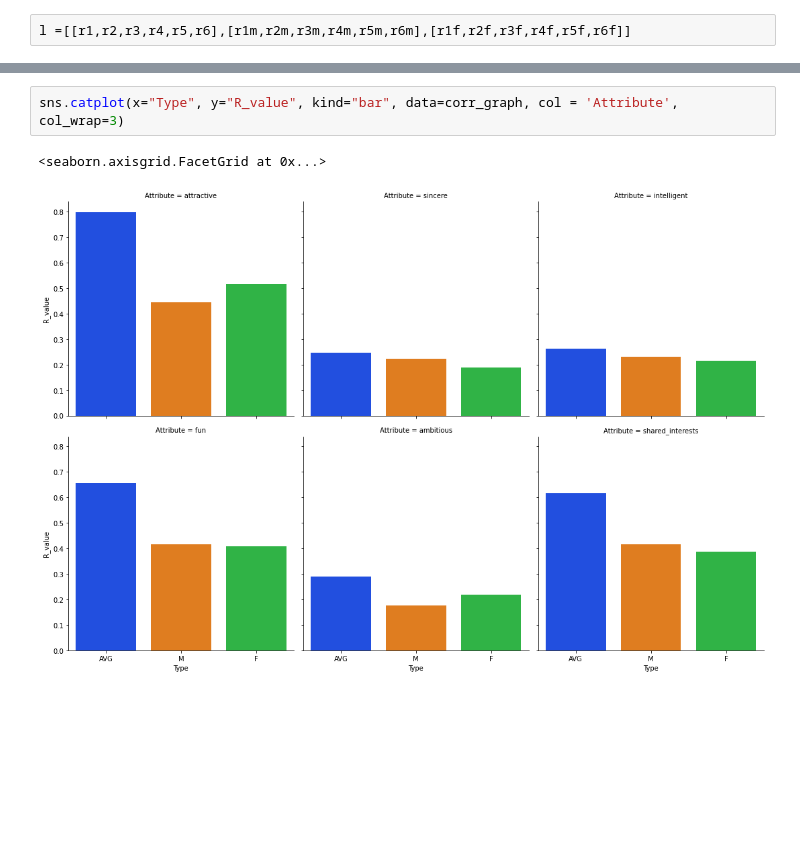
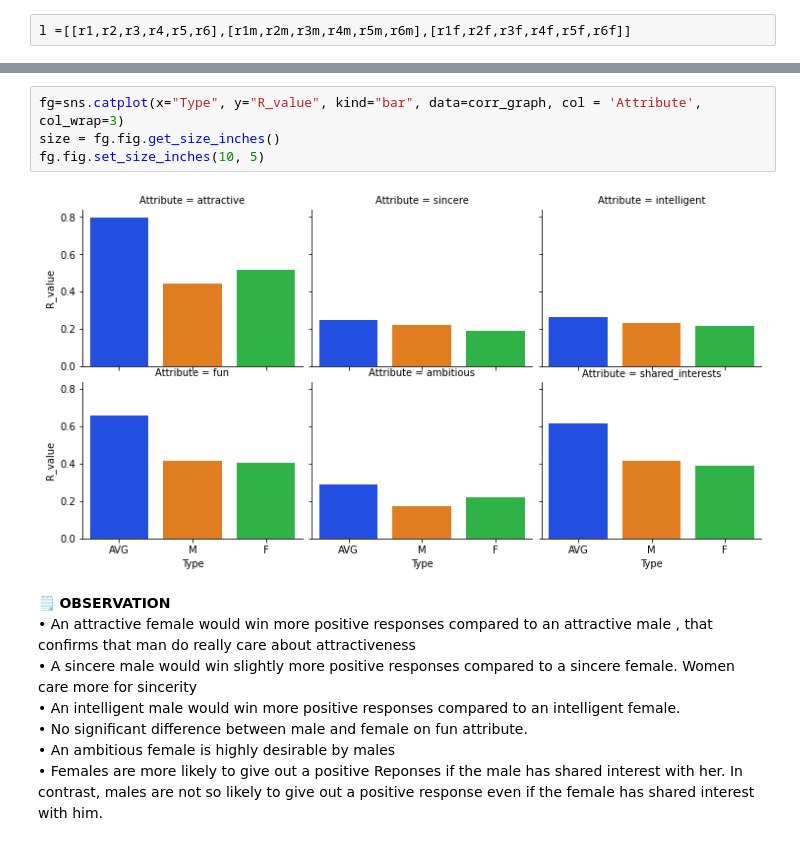
Before and after one commit to AouatefRouahi/Speed_Dating_Analysis, a Jupyter notebook: Speed_Dating_Project.ipynb, the cells around one changed output, grey strips where cells are left out. Saved outputs shown, nothing was run; the diff lists cells and outputs as text; blank space fills up the shorter version.

```diff
--- a/Speed_Dating_Project.ipynb
+++ b/Speed_Dating_Project.ipynb
@@ -864,5 +775,14 @@ corr_graph
 # %%
-sns.catplot(x="Type", y="R_value", kind="bar", data=corr_graph, col = 'Attribute',  col_wrap=3)
+fg=sns.catplot(x="Type", y="R_value", kind="bar", data=corr_graph, col = 'Attribute',  col_wrap=3)
+size = fg.fig.get_size_inches()
+fg.fig.set_size_inches(10, 5)
 # %% [output]
-<seaborn.axisgrid.FacetGrid at 0x...>
-[figure, old version]
+[figure, new version]
+# %% [markdown]
+🗒 **OBSERVATION**
+•	An attractive female would win more positive responses compared to an attractive male , that confirms that man do really care about attractiveness
+•	A sincere male would win slightly more positive responses compared to a sincere female. Women care more for sincerity
+•	An intelligent male would win more positive responses compared to an intelligent female.
+•	No significant difference between male and female on fun attribute.
+•	An ambitious female is highly desirable by males
+•	Females are more likely to give out a positive Reponses if the male has shared interest with her. In contrast, males are not so likely to give out a positive response even if the female has shared interest with him.
```
Also changed, not shown: parts of 41 cells of this notebook, 1 other file.
